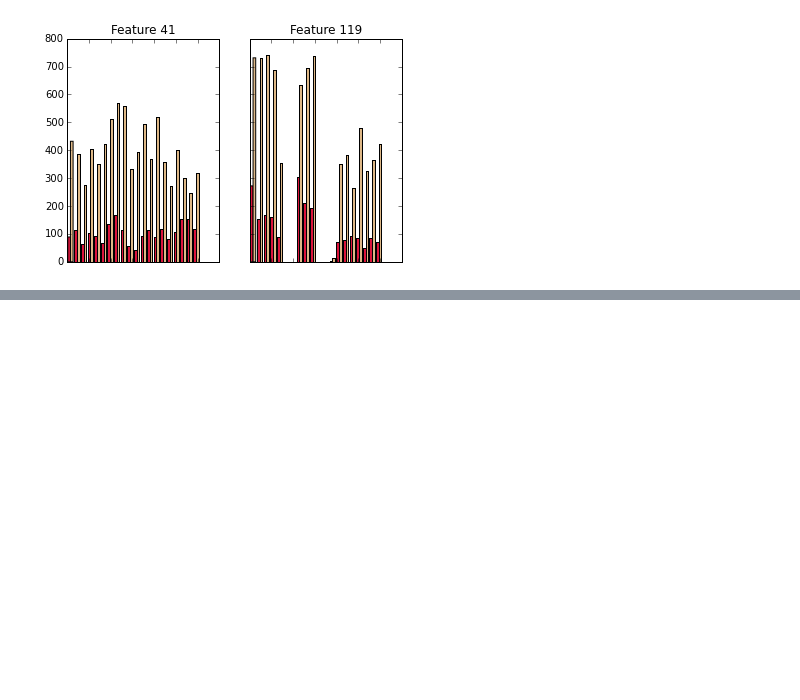
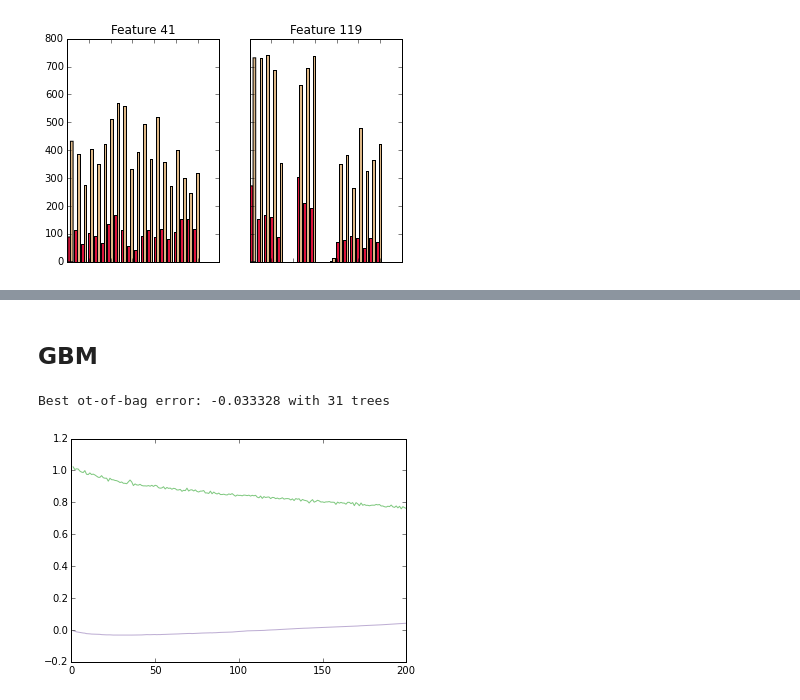
Before and after one commit to dudevil/dm-chemistry, a Jupyter notebook: eda.ipynb, the cells around one changed output, grey strips where cells are left out. Saved outputs shown, nothing was run; the diff lists cells and outputs as text; code cells hidden in the pictures; blank space fills up the shorter version.

```diff
--- a/eda.ipynb
+++ b/eda.ipynb
@@ -205,3 +220,33 @@ for good_f, bad_f in zip(featues_best, features_worst):
+# %% [markdown]
+## GBM
+# %%
+import matplotlib.pyplot as plt
+
+# обучим gbm с заведомо большим числом деревьев, чтобы потом оценить оптимальное число деревьев (см. ячейку ниже)
+# кстати делать это будем в пространстве главных компонент, объясняющих 99.9 % дисперсии
+pca = PCA(n_components=0.999)
+X_reduced = pca.fit_transform(X_scaled)
+
+n_trees = 200
+oob_color = list(map(lambda x: x / 256.0, (190, 174, 212)))
+test_color = list(map(lambda x: x / 256.0, (127, 201, 127)))
+
+gbc = GradientBoostingClassifier(n_estimators=n_trees, subsample=.8)
+gbc.fit(X_reduced, y=Y.as_matrix().reshape(n_samples))
+
+# построим графики ошибки на обучении и Out-of-Bag
+# по мотивам: http://scikit-learn.org/stable/auto_examples/ensemble/plot_gradient_boosting_oob.html
+iterations = np.arange(n_trees) + 1
+oob_scores = -np.cumsum(gbc.oob_improvement_)
+best_trees = np.argmin(oob_scores)
+
+plt.plot(iterations, gbc.train_score_, label='Train Error', color=test_color)
+plt.plot(iterations, oob_scores, label='Out-of-Bag Error', color=oob_color)
+
+print("Best ot-of-bag error: %f with %d trees" % (oob_scores[best_trees], best_trees))
+# %% [output]
+Best ot-of-bag error: -0.033328 with 31 trees
+[figure, added]
 # %%
 from sklearn.ensemble import GradientBoostingClassifier
 from sklearn.cross_validation import cross_val_score
```
Also changed, not shown: parts of 15 cells of this notebook.
